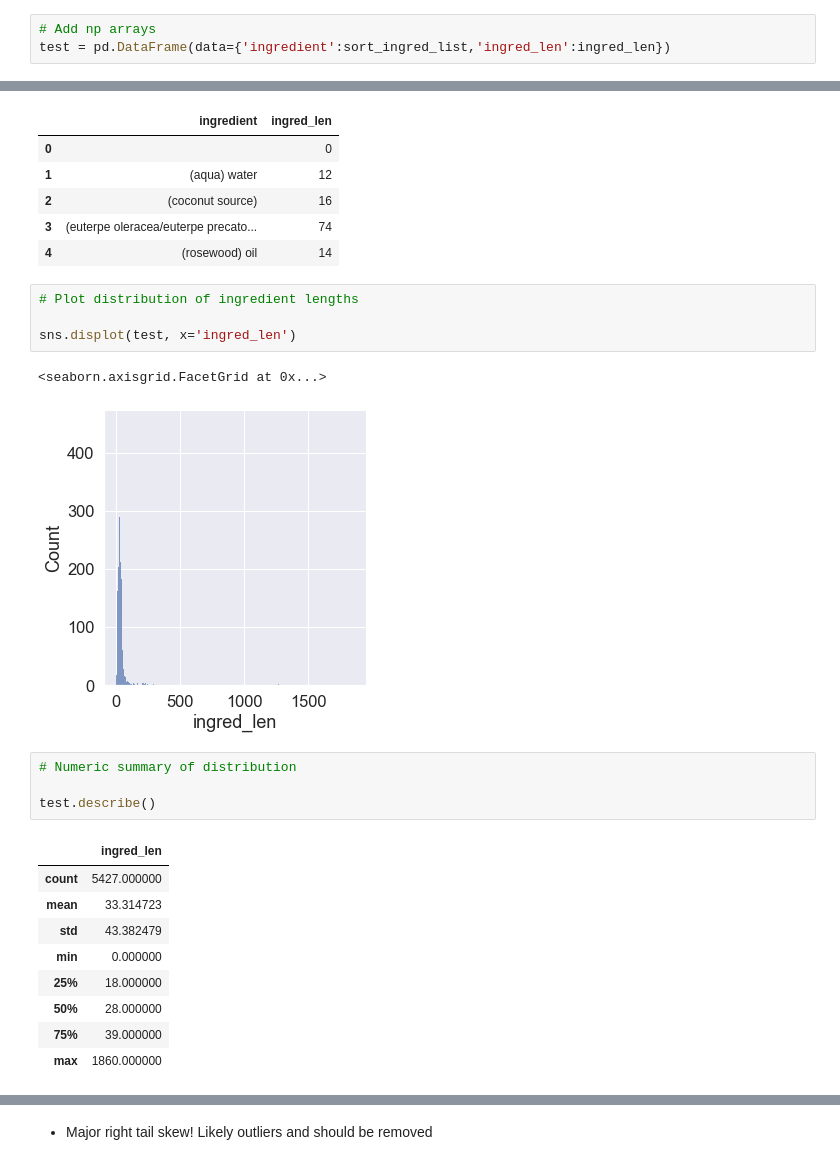
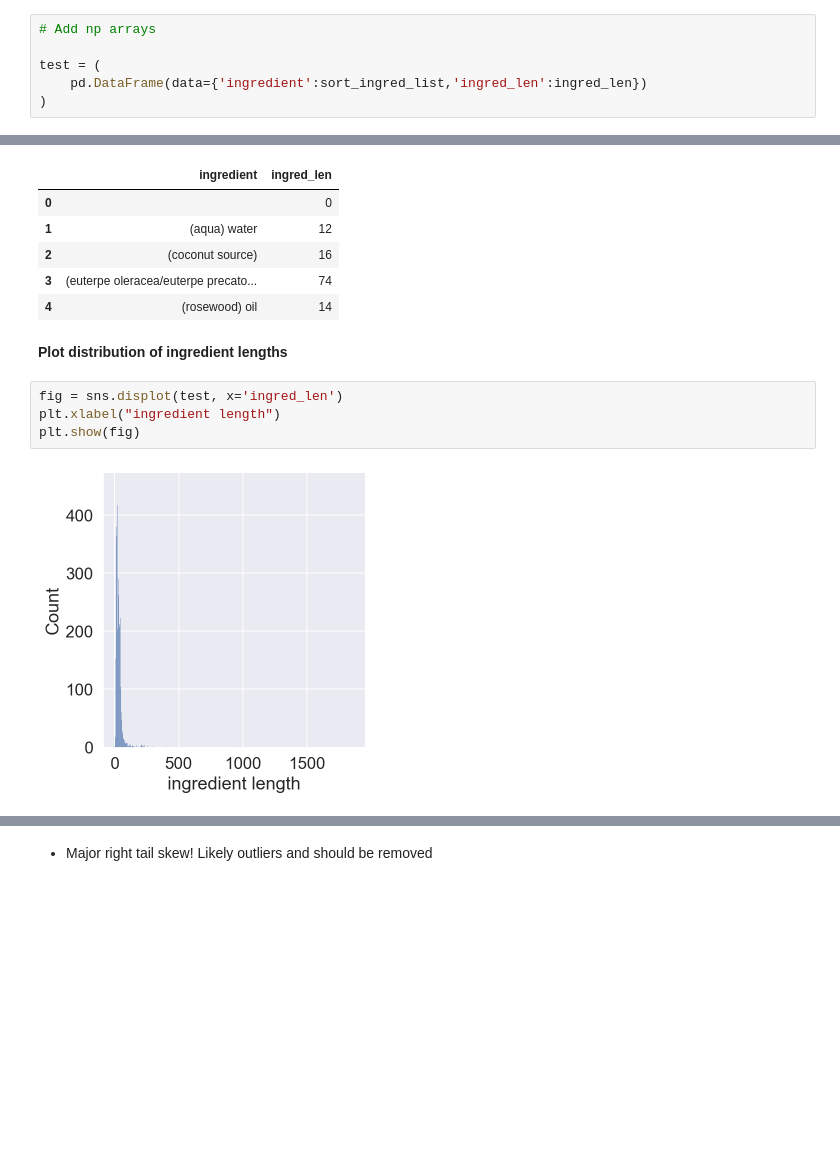
Before and after one commit to paulqsims/insight_project, a Jupyter notebook: notebooks/DataCleaning.ipynb, the cells around one changed output, grey strips where cells are left out. Saved outputs shown, nothing was run; the diff lists cells and outputs as text; blank space fills up the shorter version.

```diff
--- a/notebooks/DataCleaning.ipynb
+++ b/notebooks/DataCleaning.ipynb
@@ -456,7 +464,10 @@ sort_ingred_list = np.sort(df_temp['ingredients'].unique())
 ingred_len = [len(ingredient) for ingredient in sort_ingred_list]
 # %%
 # Add np arrays
-test = pd.DataFrame(data={'ingredient':sort_ingred_list,'ingred_len':ingred_len})
+
+test = (
+    pd.DataFrame(data={'ingredient':sort_ingred_list,'ingred_len':ingred_len})
+)
 # %%
 test.head()
 # %% [output]
@@ -466,24 +477,11 @@ test.head()
 | 2 | (coconut source) | 16 |
 | 3 | (euterpe oleracea/euterpe precato... | 74 |
 | 4 | (rosewood) oil | 14 |
-# %%
-# Plot distribution of ingredient lengths
-
-sns.displot(test, x='ingred_len')
-# %% [output]
-<seaborn.axisgrid.FacetGrid at 0x...>
-[figure, removed]
-# %%
-# Numeric summary of distribution
-
-test.describe()
-# %% [output]
-|  | ingred_len |
-| count | 5427.000000 |
-| mean | 33.314723 |
-| std | 43.382479 |
-| min | 0.000000 |
-| 25% | 18.000000 |
-| 50% | 28.000000 |
-| 75% | 39.000000 |
-| max | 1860.000000 |
+# %% [markdown]
+**Plot distribution of ingredient lengths**
+# %%
+fig = sns.displot(test, x='ingred_len')
+plt.xlabel("ingredient length")
+plt.show(fig)
+# %% [output]
+[figure, added]
```
Also changed, not shown: parts of 6 cells of this notebook.
